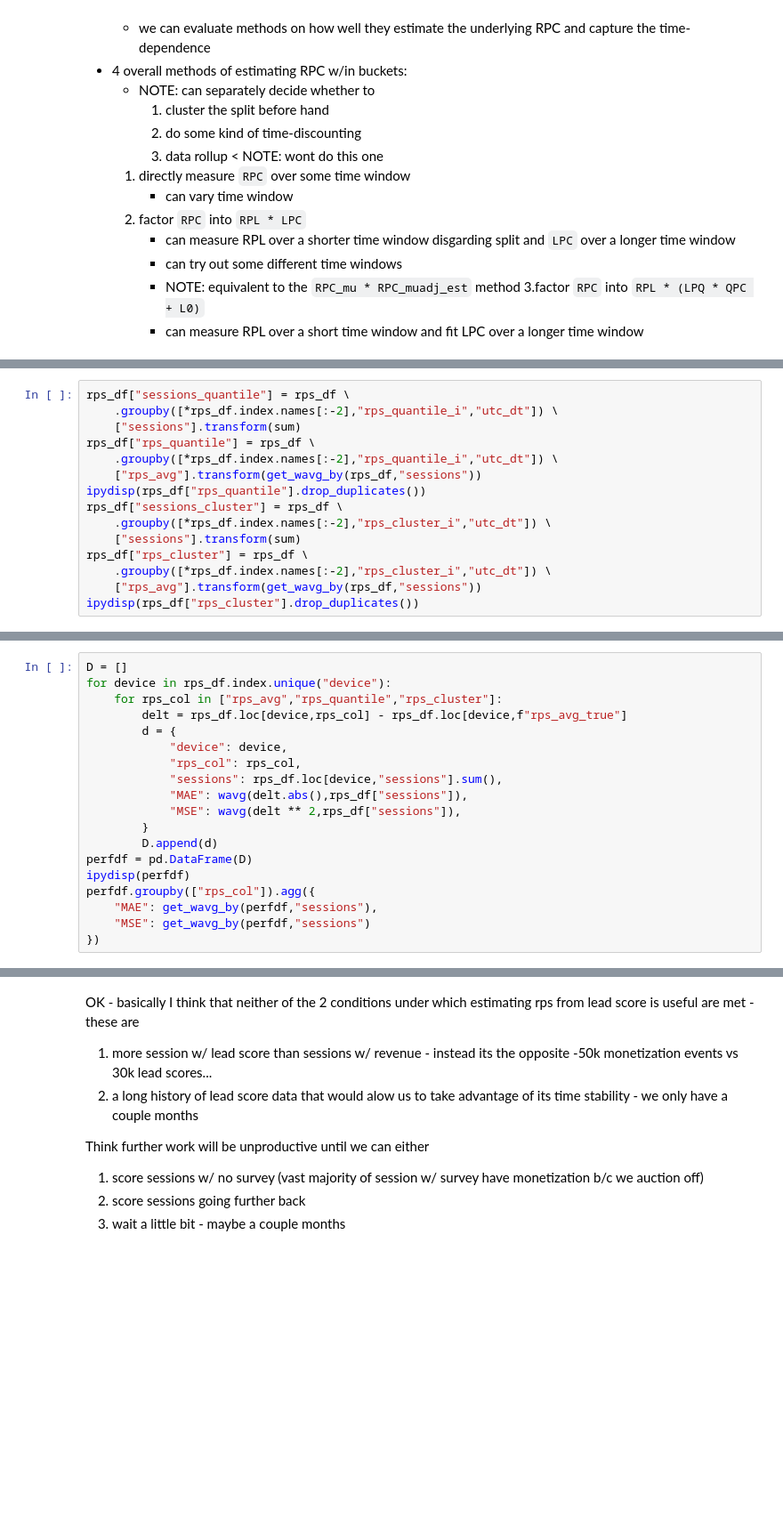
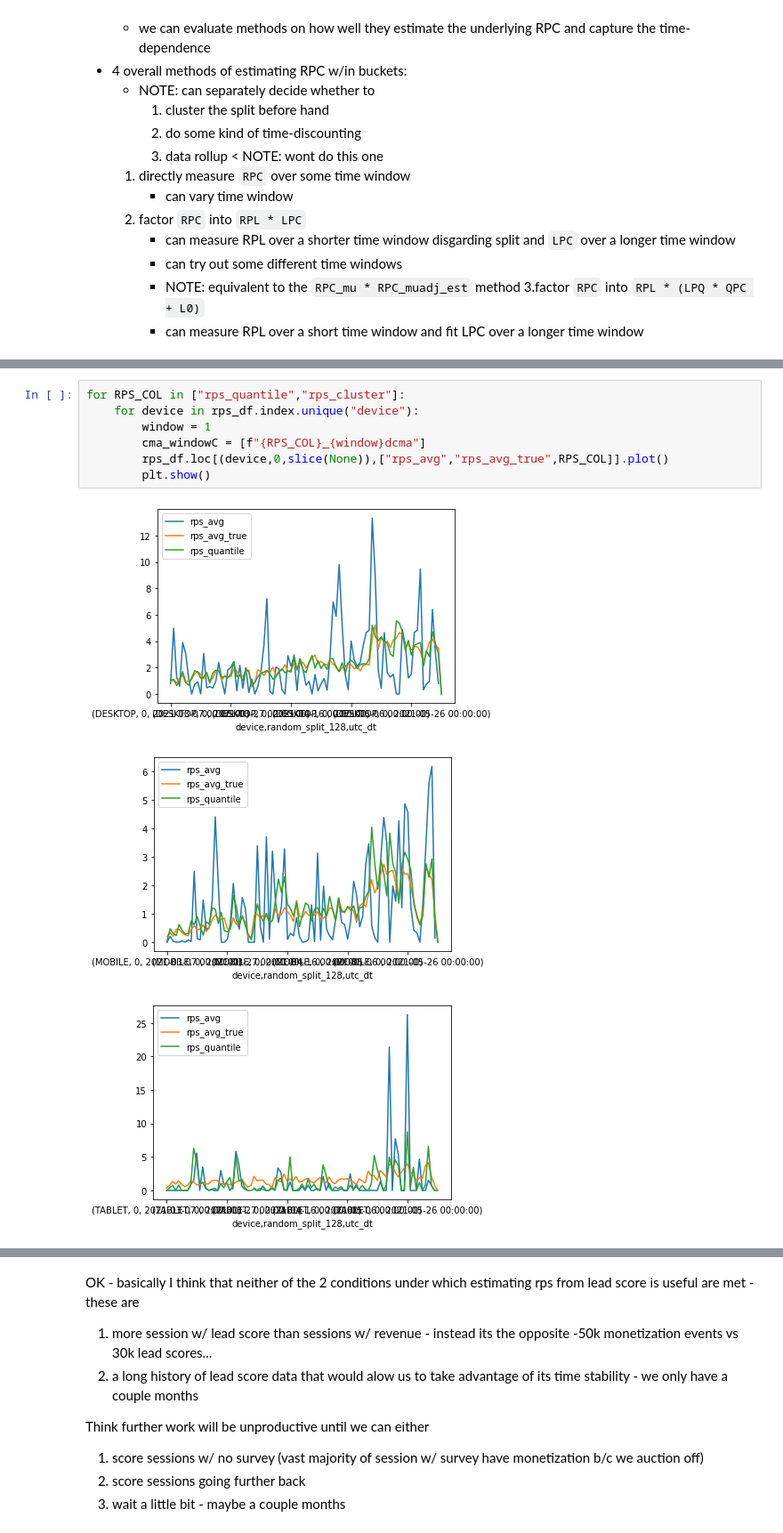
Before and after one commit to pkrishnamurthy1007/adtech, a Jupyter notebook: notebooks/aduriseti_shared/rps_est.ipynb, the cells around one changed output, grey strips where cells are left out. Shown at 89% size. Saved outputs shown, nothing was run; the diff lists cells and outputs as text; blank space fills up the shorter version.

```diff
--- a/notebooks/aduriseti_shared/rps_est.ipynb
+++ b/notebooks/aduriseti_shared/rps_est.ipynb
@@ -591,15 +685,0 @@ rps_df["rps_cluster_i"] = clust.predict(bucket_rps.transform(get_wavg_by(rps_df,
-# %%
-rps_df["sessions_quantile"] = rps_df \
-    .groupby([*rps_df.index.names[:-2],"rps_quantile_i","utc_dt"]) \
-    ["sessions"].transform(sum)
-rps_df["rps_quantile"] = rps_df \
-    .groupby([*rps_df.index.names[:-2],"rps_quantile_i","utc_dt"]) \
-    ["rps_avg"].transform(get_wavg_by(rps_df,"sessions"))
-ipydisp(rps_df["rps_quantile"].drop_duplicates())
-rps_df["sessions_cluster"] = rps_df \
-    .groupby([*rps_df.index.names[:-2],"rps_cluster_i","utc_dt"]) \
-    ["sessions"].transform(sum)
-rps_df["rps_cluster"] = rps_df \
-    .groupby([*rps_df.index.names[:-2],"rps_cluster_i","utc_dt"]) \
-    ["rps_avg"].transform(get_wavg_by(rps_df,"sessions"))
-ipydisp(rps_df["rps_cluster"].drop_duplicates())
@@ -633,19 +685,0 @@ Name: rps_cluster, Length: 2535, dtype: float64
-# %%
-D = []
-for device in rps_df.index.unique("device"):
-    for rps_col in ["rps_avg","rps_quantile","rps_cluster"]:
-        delt = rps_df.loc[device,rps_col] - rps_df.loc[device,f"rps_avg_true"]
-        d = {
-            "device": device,
-            "rps_col": rps_col,
-            "sessions": rps_df.loc[device,"sessions"].sum(),
-            "MAE": wavg(delt.abs(),rps_df["sessions"]),
-            "MSE": wavg(delt ** 2,rps_df["sessions"]),
-        }
-        D.append(d)
-perfdf = pd.DataFrame(D)
-ipydisp(perfdf)
-perfdf.groupby(["rps_col"]).agg({
-    "MAE": get_wavg_by(perfdf,"sessions"),
-    "MSE": get_wavg_by(perfdf,"sessions")
-})
@@ -730,0 +686,11 @@ TABLET
+# %%
+for RPS_COL in ["rps_quantile","rps_cluster"]:
+    for device in rps_df.index.unique("device"):
+        window = 1
+        cma_windowC = [f"{RPS_COL}_{window}dcma"]
+        rps_df.loc[(device,0,slice(None)),["rps_avg","rps_avg_true",RPS_COL]].plot()
+        plt.show()
+# %% [output]
+[figure, added]
+[figure, added]
+[figure, added]
```
Also changed, not shown: parts of 11 cells of this notebook.
